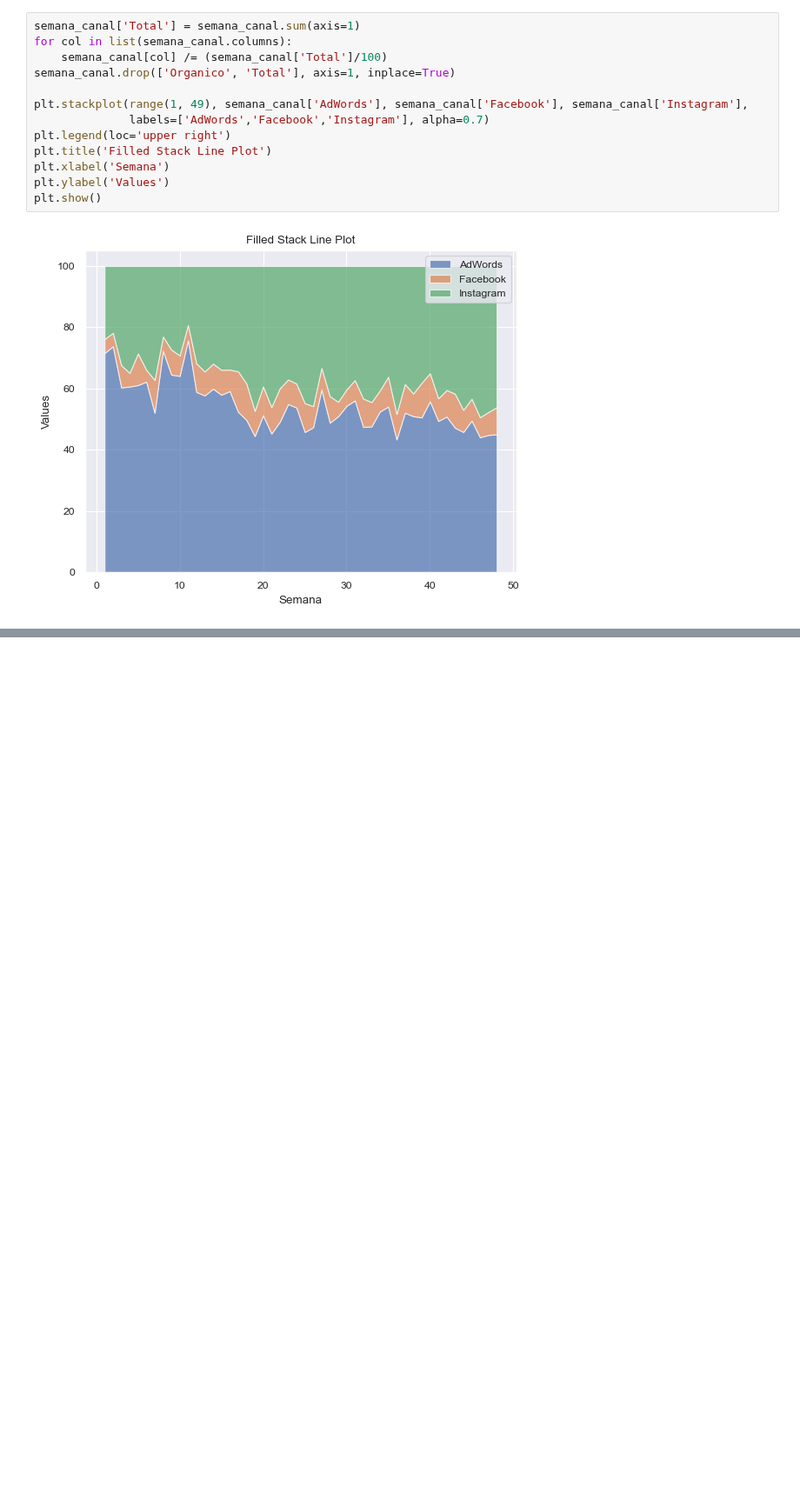
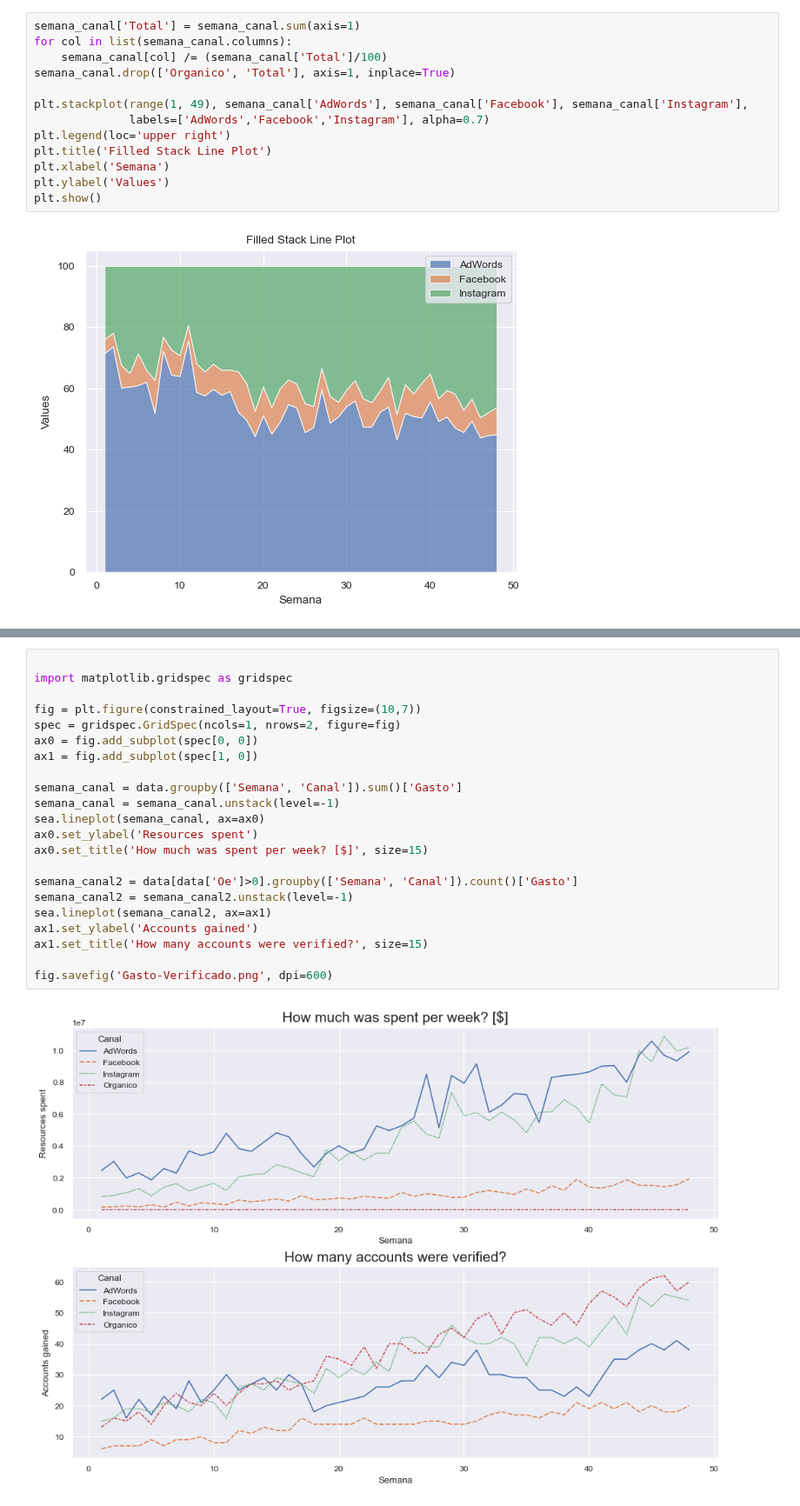
Before and after one commit to esolanoo/ProyectoTerminal_Ejercicios, a Jupyter notebook: Caso1/analysis.ipynb, the cells around one changed output, grey strips where cells are left out. Shown at 87% size. Saved outputs shown, nothing was run; the diff lists cells and outputs as text; blank space fills up the shorter version.

```diff
--- a/Caso1/analysis.ipynb
+++ b/Caso1/analysis.ipynb
@@ -174,0 +175,24 @@ plt.show()
+# %%
+
+import matplotlib.gridspec as gridspec
+
+fig = plt.figure(constrained_layout=True, figsize=(10,7))
+spec = gridspec.GridSpec(ncols=1, nrows=2, figure=fig)
+ax0 = fig.add_subplot(spec[0, 0])
+ax1 = fig.add_subplot(spec[1, 0])
+
+semana_canal = data.groupby(['Semana', 'Canal']).sum()['Gasto']
+semana_canal = semana_canal.unstack(level=-1)
+sea.lineplot(semana_canal, ax=ax0)
+ax0.set_ylabel('Resources spent')
+ax0.set_title('How much was spent per week? [$]', size=15)
+
+semana_canal2 = data[data['Oe']>0].groupby(['Semana', 'Canal']).count()['Gasto']
+semana_canal2 = semana_canal2.unstack(level=-1)
+sea.lineplot(semana_canal2, ax=ax1)
+ax1.set_ylabel('Accounts gained')
+ax1.set_title('How many accounts were verified?', size=15)
+
+fig.savefig('Gasto-Verificado.png', dpi=600)
+# %% [output]
+[figure, added]
```
Also changed, not shown: parts of 13 cells of this notebook, 6 other files.
